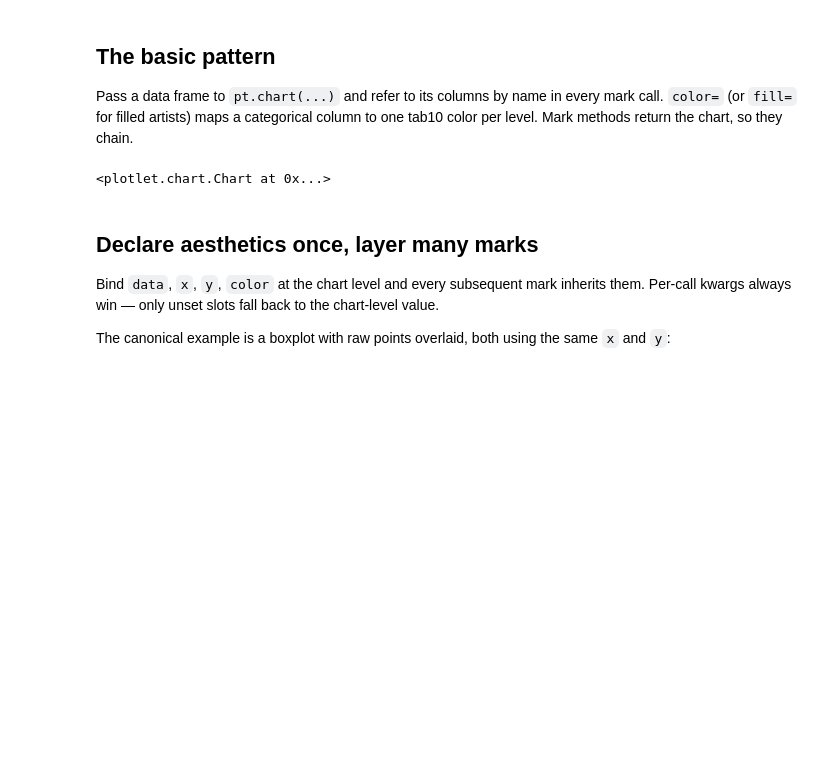
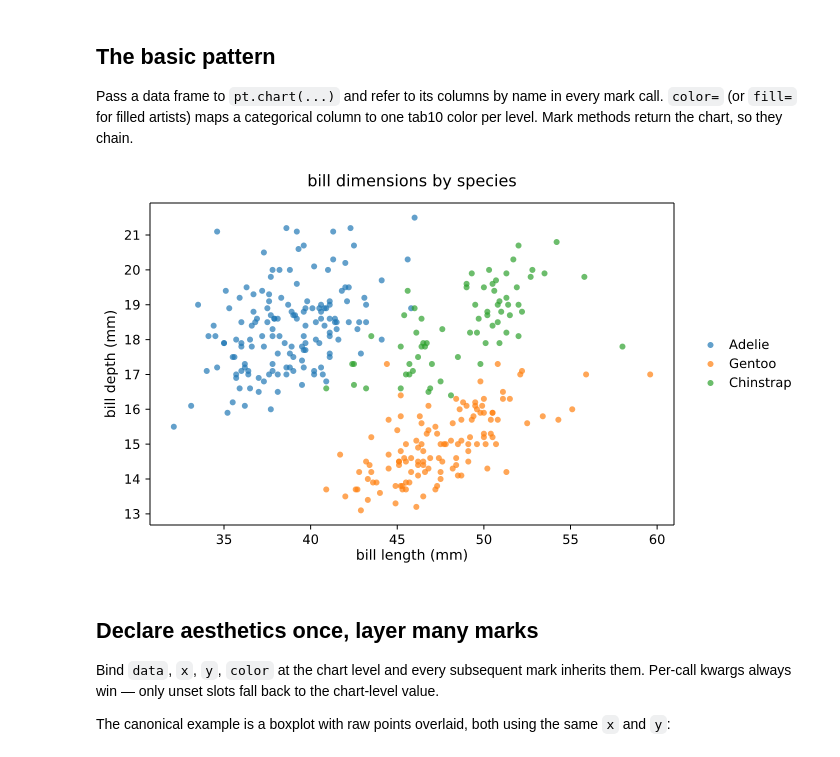
Before and after one commit to gitbamboo42/plotlet, a Jupyter notebook: notebooks/00_introduction.ipynb, the cells around one changed output. Drawn from its saved outputs; the diff is of its cells as text; code cells hidden in the pictures; blank space fills up the shorter version.

Commit message:
docs: notebook outputs re-run as image/png — the new default display

```diff
--- a/notebooks/00_introduction.ipynb
+++ b/notebooks/00_introduction.ipynb
@@ -26,14 +26,14 @@ Pass a data frame to `pt.chart(...)` and refer to its columns by name in every m
 # %%
 c = pt.chart(penguins,
              title="bill dimensions by species",
              xlabel="bill length (mm)", ylabel="bill depth (mm)",
              legend=True)
 c.scatter(x="bill_length_mm", y="bill_depth_mm", color="species",
-          size=22, alpha=0.7)
+          size=3, alpha=0.7)
 c.legend()
 c
 # %% [output]
-<plotlet.chart.Chart at 0x...>
+[figure, added]
 # %% [markdown]
 ## Declare aesthetics once, layer many marks
 
```
Also changed, not shown: parts of 5 cells of this notebook, 4 other files.
